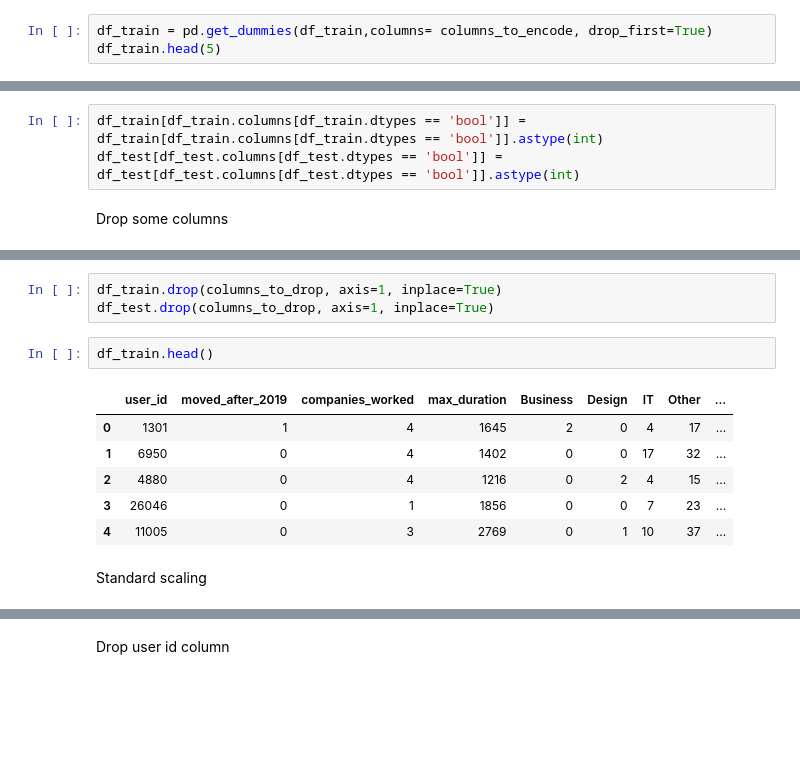
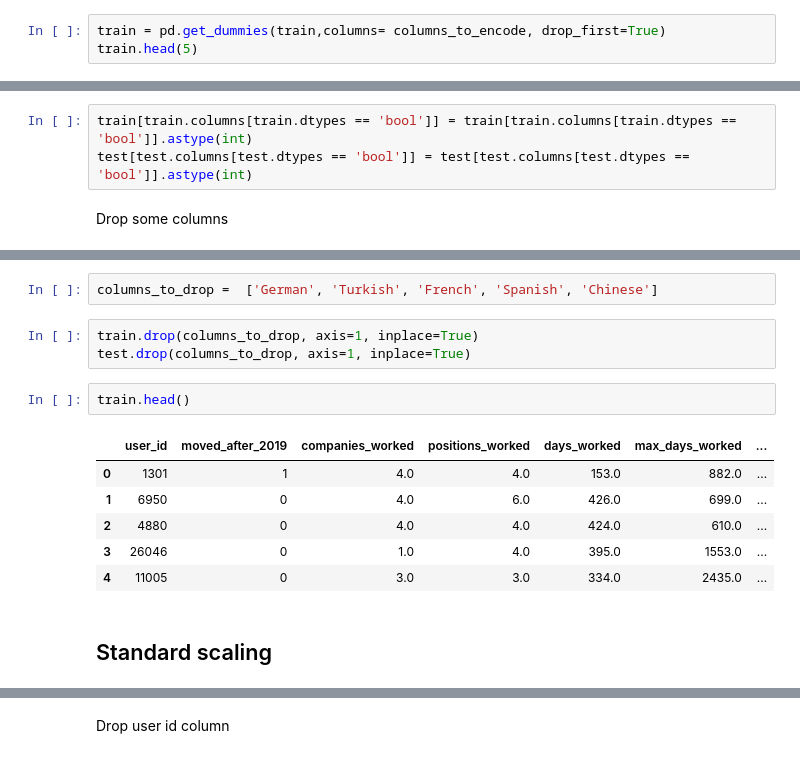
Before and after one commit to feyzijan/GarantiDatathon, a Jupyter notebook: Models/NeuralNet.ipynb, the cells around one changed output, grey strips where cells are left out. Cells and saved outputs as stored; diff of their text form; blank space fills up the shorter version.

```diff
--- a/Models/NeuralNet.ipynb
+++ b/Models/NeuralNet.ipynb
@@ -30,4 +33,4 @@ columns_to_encode = ["country", "field_edu"]
 # %%
-df_train = pd.get_dummies(df_train,columns= columns_to_encode, drop_first=True)
-df_train.head(5)
+train = pd.get_dummies(train,columns= columns_to_encode, drop_first=True)
+train.head(5)
 # %% [output]
@@ -87,5 +55,5 @@ df_train["StartEduIn2021"] = (df_train.start_date_edu >= "2021-01-01") & (df_tra
 # %%
-df_train[df_train.columns[df_train.dtypes == 'bool']] = df_train[df_train.columns[df_train.dtypes == 'bool']].astype(int)
-df_test[df_test.columns[df_test.dtypes == 'bool']] = df_test[df_test.columns[df_test.dtypes == 'bool']].astype(int)
+train[train.columns[train.dtypes == 'bool']] = train[train.columns[train.dtypes == 'bool']].astype(int)
+test[test.columns[test.dtypes == 'bool']] = test[test.columns[test.dtypes == 'bool']].astype(int)
 # %% [markdown]
 Drop some columns
@@ -94,14 +71,16 @@ columns_to_drop =  ["location","end_date_edu","start_date_edu","Turkish"]
+# %%
+columns_to_drop =  ['German', 'Turkish', 'French', 'Spanish', 'Chinese']
 # %%
-df_train.drop(columns_to_drop, axis=1, inplace=True)
-df_test.drop(columns_to_drop, axis=1, inplace=True)
+train.drop(columns_to_drop, axis=1, inplace=True)
+test.drop(columns_to_drop, axis=1, inplace=True)
 # %%
-df_train.head()
+train.head()
 # %% [output]
-|  | user_id | moved_after_2019 | companies_worked | max_duration | Business | Design | IT | Other | ... |
-| 0 | 1301 | 1 | 4 | 1645 | 2 | 0 | 4 | 17 | ... |
-| 1 | 6950 | 0 | 4 | 1402 | 0 | 0 | 17 | 32 | ... |
-| 2 | 4880 | 0 | 4 | 1216 | 0 | 2 | 4 | 15 | ... |
-| 3 | 26046 | 0 | 1 | 1856 | 0 | 0 | 7 | 23 | ... |
-| 4 | 11005 | 0 | 3 | 2769 | 0 | 1 | 10 | 37 | ... |
+|  | user_id | moved_after_2019 | companies_worked | positions_worked | days_worked | max_days_worked | ... |
+| 0 | 1301 | 1 | 4.0 | 4.0 | 153.0 | 882.0 | ... |
+| 1 | 6950 | 0 | 4.0 | 6.0 | 426.0 | 699.0 | ... |
+| 2 | 4880 | 0 | 4.0 | 4.0 | 424.0 | 610.0 | ... |
+| 3 | 26046 | 0 | 1.0 | 4.0 | 395.0 | 1553.0 | ... |
+| 4 | 11005 | 0 | 3.0 | 3.0 | 334.0 | 2435.0 | ... |
-# %% [markdown]
-Standard scaling
+# %% [markdown]
+## Standard scaling
```
Also changed, not shown: parts of 51 cells of this notebook, 8 other files.
